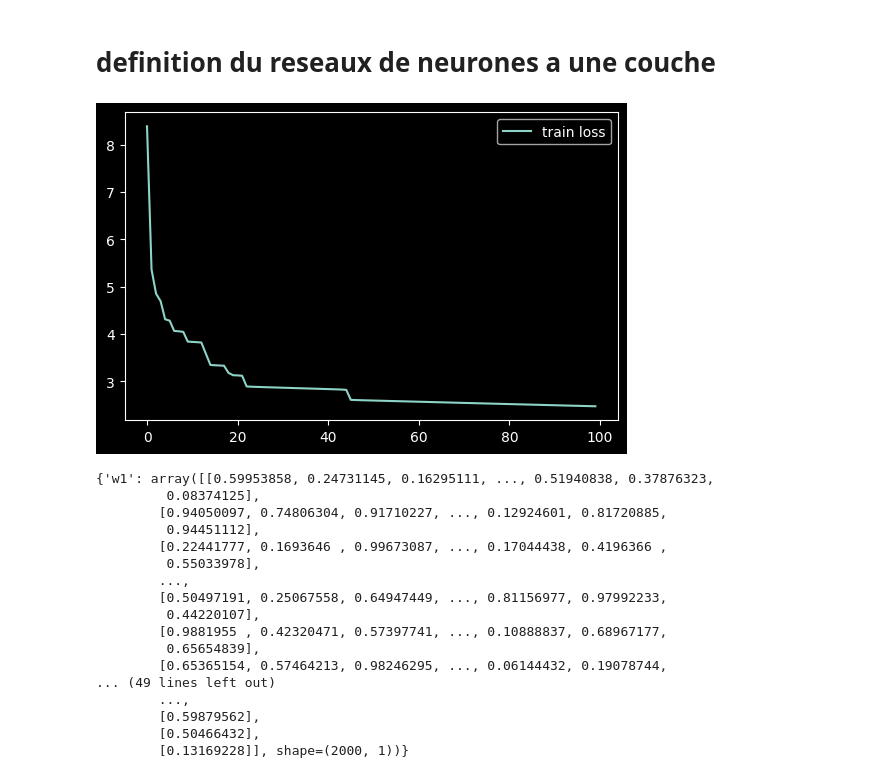
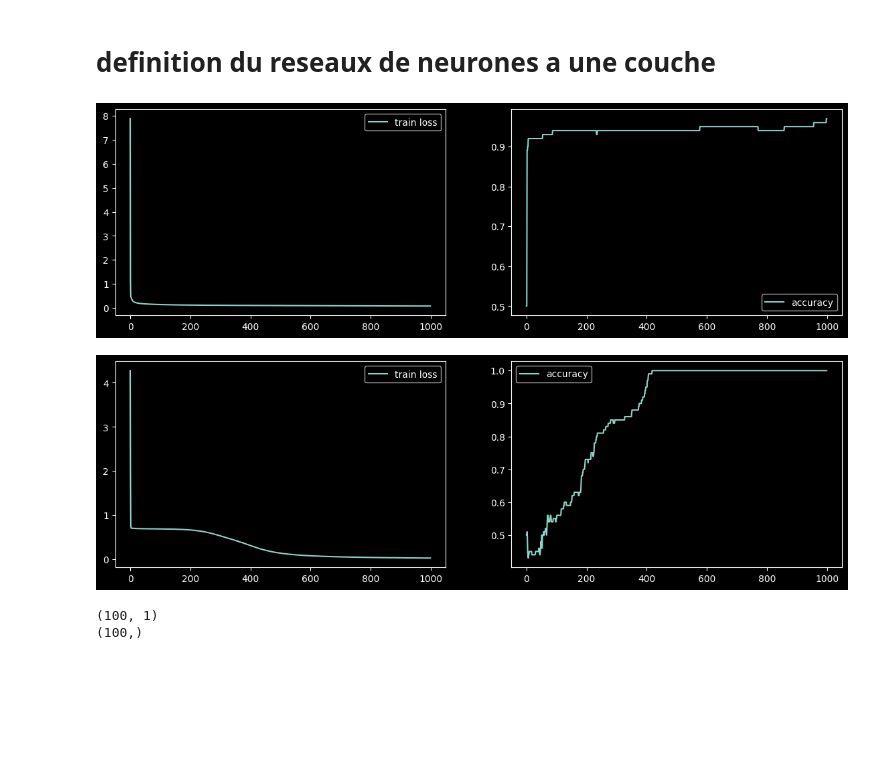
Before and after one commit to OMARterf/Reseaux_de_neurones_a_une-couches, a Jupyter notebook: reseaux_de_neurones_a_une_couches.ipynb, the cells around one changed output. Drawn from its saved outputs; the diff is of its cells as text; code cells hidden in the pictures; blank space fills up the shorter version.

```diff
--- a/reseaux_de_neurones_a_une_couches.ipynb
+++ b/reseaux_de_neurones_a_une_couches.ipynb
@@ -156,6 +156,13 @@ def initialisation(n0,n1,n2):
     }
 
     return parametres
+# %%
+def sigmoid(z):
+    return np.where(
+        z >= 0,
+        1 / (1 + np.exp(-z)),
+        np.exp(z) / (1 + np.exp(z))
+    )
 # %%
 def forward_propagation(X,parametres):
 
@@ -166,10 +173,10 @@ def forward_propagation(X,parametres):
     b2 = parametres['b2']
 
     z1 = w1.dot(X)+b1
-    a1 = 1/(1+np.exp(-z1))
+    a1 = sigmoid(z1)
 
     z2 = w2.dot(a1)+b2
-    a2 = 1/(1+np.exp(-z2))
+    a2 = sigmoid(z2)
 
     activations = {
         'a1' : a1,
@@ -192,7 +199,7 @@ def back_propagation(X,y,parametres,activations):
     dw2 = (1/m)*dz2.dot(a1.T)
     db2 = (1/m)*np.sum(dz2,axis = 1, keepdims=True)
 
-    dz1 = w2.T.dot(dz2)*a1*(1-a1)
+    dz1 = np.dot(w2.T, dz2) * a1 * (1 - a1)
     dw1 = (1/m)*dz1.dot(X.T)
     db1 = (1/m)*np.sum(dz1,axis= 1, keepdims=True)
 
@@ -242,46 +249,46 @@ def predict(X,parametres):
 from sklearn.metrics import accuracy_score, log_loss
 # %%
 def neural_network(X,y,n1,learning_rate=0.1,n_iter=1000):
+    X = X.T
+    y = y.reshape((1, y.shape[0]))
     n0  = X.shape[0]
     n2 = y.shape[0]
 
     parametres = initialisation(n0,n1,n2)
-    train_loss = []
-    train_acc = []
+    loss = []
+    acc = []
     for i in tqdm(range(n_iter)):
         activations = forward_propagation(X,parametres)
         a2 = activations['a2']
+        if i %10 == 0:
+            loss.append(log_loss(y.flatten(), a2.flatten()))
+            y_pred = predict(X, parametres)
+            acc.append(accuracy_score(y.flatten(), y_pred.flatten()))
+
         gradients = back_propagation(X,y,parametres,activations)
         parametres = update(parametres,gradients,learning_rate)
-        if i%10 == 0:
-            train_loss.append(log_loss_l(y,a2))
-            y_pred = predict(X,parametres)
+
 
     plt.figure(figsize=(14,4))
     plt.subplot(1,2,1)
-    plt.plot(train_loss,label='train loss')
+    plt.plot(loss,label='train loss')
     plt.legend()
 
+    plt.subplot(1,2,2)
+    plt.plot(acc,label="accuracy")
+    plt.legend()
     plt.show()
     return (parametres)
 # %%
-neural_network(X_nl, y_nl, n1=32)
+parametres_li = neural_network(X_li,y_li,n1=32,learning_rate=0.001,n_iter=10000)
+parametres_nl = neural_network(X_nl,y_nl,n1=32,learning_rate=0.001,n_iter=10000)
 # %% [output]
-[figure, old version]
+[figure, new version]
-{'w1': array([[0.59953858, 0.24731145, 0.16295111, ..., 0.51940838, 0.37876323,
-         0.08374125],
-        [0.94050097, 0.74806304, 0.91710227, ..., 0.12924601, 0.81720885,
-         0.94451112],
-        [0.22441777, 0.1693646 , 0.99673087, ..., 0.17044438, 0.4196366 ,
-         0.55033978],
-        ...,
-        [0.50497191, 0.25067558, 0.64947449, ..., 0.81156977, 0.97992233,
-         0.44220107],
-        [0.9881955 , 0.42320471, 0.57397741, ..., 0.10888837, 0.68967177,
-         0.65654839],
-        [0.65365154, 0.57464213, 0.98246295, ..., 0.06144432, 0.19078744,
-... (49 lines left out)
-        ...,
-        [0.59879562],
-        [0.50466432],
-        [0.13169228]], shape=(2000, 1))}
+[figure, added]
+# %%
+print(y_nl.shape)
+y_nl = y_nl.flatten()
+print(y_nl.shape)
+# %% [output]
+(100, 1)
+(100,)
```
Also changed, not shown: parts of 5 cells of this notebook.
